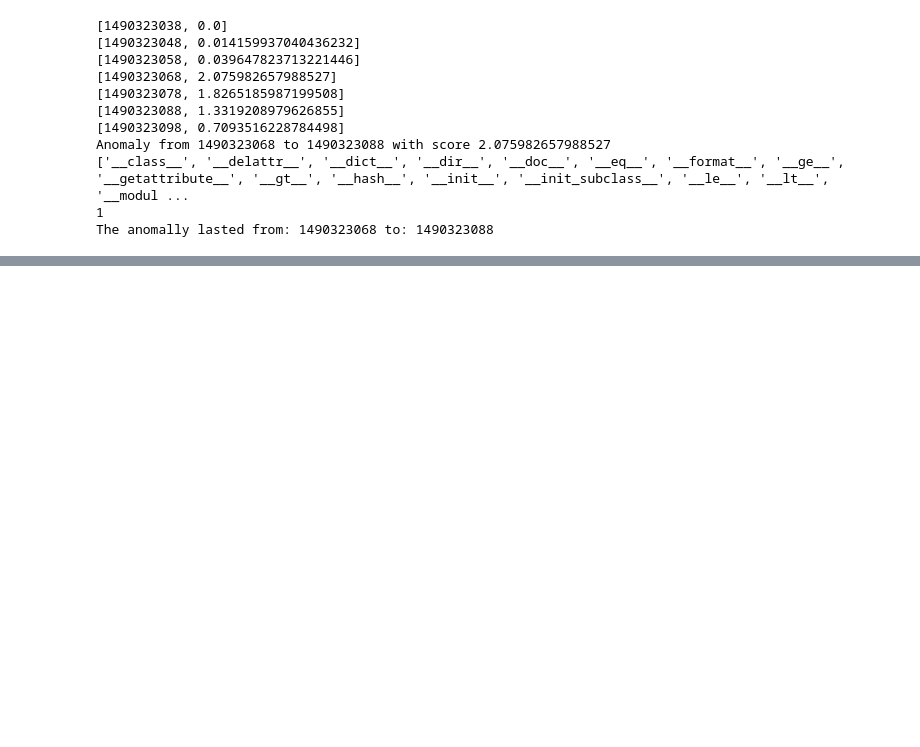
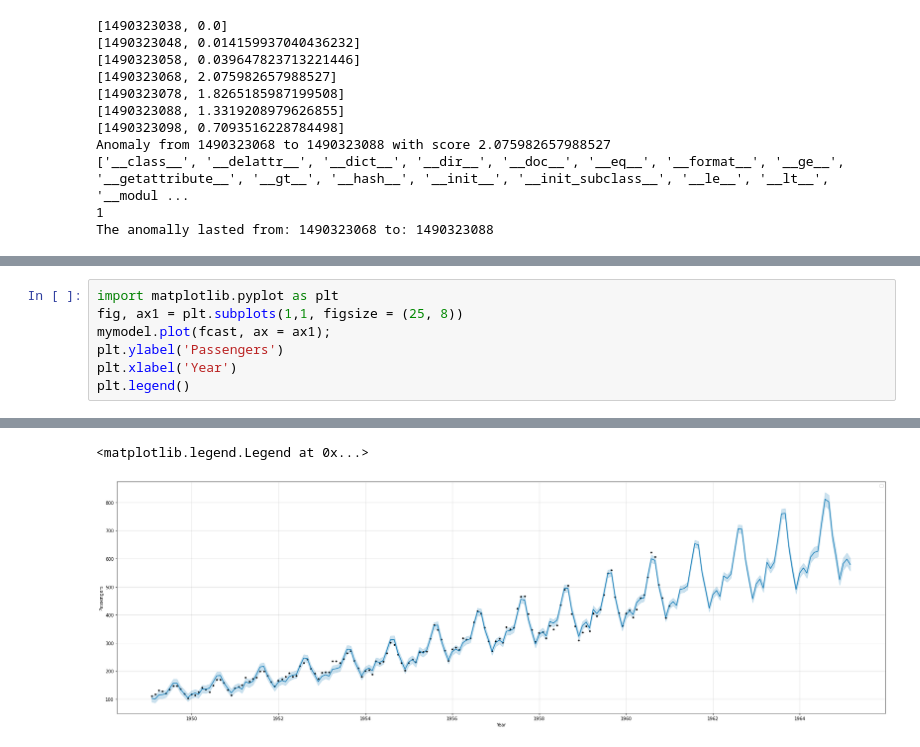
Before and after one commit to Daivar/Deep_Learning_Models, a Jupyter notebook: Anomaly_detection.ipynb, the cells around one changed output, grey strips where cells are left out. Cells and saved outputs as stored; diff of their text form; blank space fills up the shorter version.

```diff
--- a/Anomaly_detection.ipynb
+++ b/Anomaly_detection.ipynb
@@ -446,0 +517,8 @@ The anomally lasted from: 1490323068 to: 1490323088
+# %%
+import matplotlib.pyplot as plt
+fig, ax1 = plt.subplots(1,1, figsize = (25, 8))
+mymodel.plot(fcast, ax = ax1);
+plt.ylabel('Passengers')
+plt.xlabel('Year')
+plt.legend()
+# %% [output]
@@ -446,0 +526,2 @@ The anomally lasted from: 1490323068 to: 1490323088
+<matplotlib.legend.Legend at 0x...>
+[figure, added]
```
Also changed, not shown: parts of 9 cells of this notebook.
